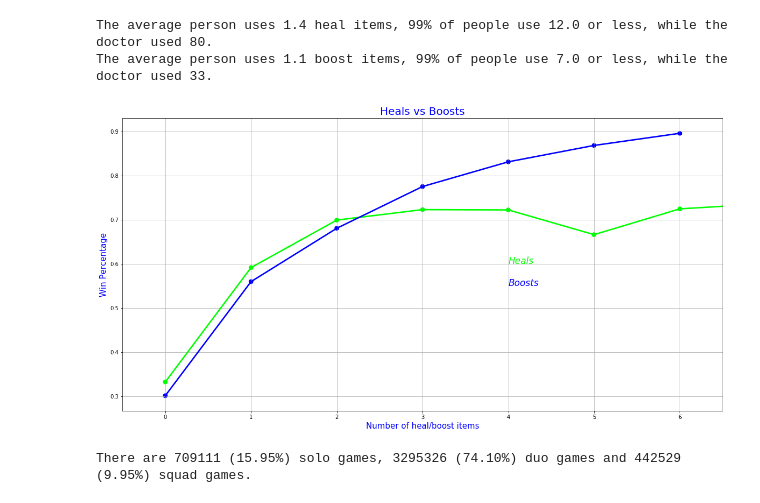
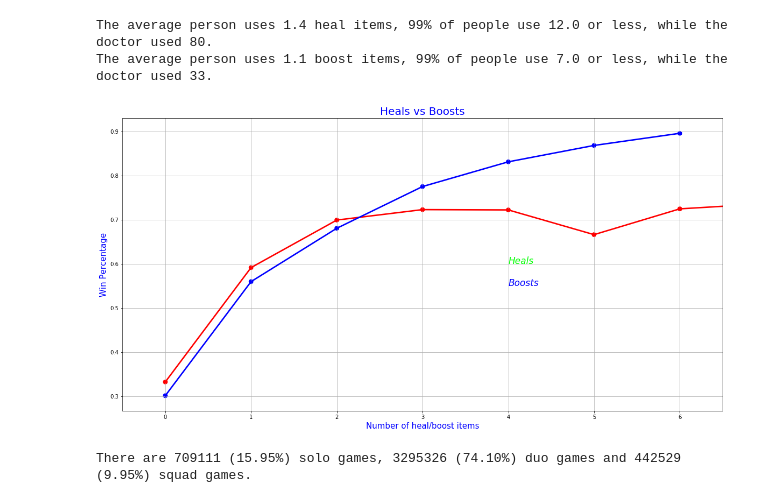
Before and after one commit to mzhu06/PUBG-Final-Placement-Prediction-with-Pyspark, a Jupyter notebook: Project_EDA.ipynb, the cells around one changed output. Drawn from its saved outputs; the diff is of its cells as text; code cells hidden in the pictures.

```diff
--- a/Project_EDA.ipynb
+++ b/Project_EDA.ipynb
@@ -160,20 +174,20 @@ The average person uses 1.1 boost items, 99% of people use 7.0 or less, while th
 # %%
 data = train.copy()
 data = data[data['heals'] < data['heals'].quantile(0.99)]
 data = data[data['boosts'] < data['boosts'].quantile(0.99)]
 
 f,ax1 = plt.subplots(figsize =(20,10))
-sns.pointplot(x='heals',y='winPlacePerc',data=data,color='lime',alpha=0.8)
+sns.pointplot(x='heals',y='winPlacePerc',data=data,color='red',alpha=0.8)
 sns.pointplot(x='boosts',y='winPlacePerc',data=data,color='blue',alpha=0.8)
 plt.text(4,0.6,'Heals',color='lime',fontsize = 17,style = 'italic')
 plt.text(4,0.55,'Boosts',color='blue',fontsize = 17,style = 'italic')
 plt.xlabel('Number of heal/boost items',fontsize = 15,color='blue')
 plt.ylabel('Win Percentage',fontsize = 15,color='blue')
 plt.title('Heals vs Boosts',fontsize = 20,color='blue')
 plt.grid()
 plt.show()
 # %% [output]
-[figure, old version]
+[figure, new version]
 # %%
 # Solos, Duos and Squads
 # %%
```
Also changed, not shown: parts of 5 cells of this notebook.
